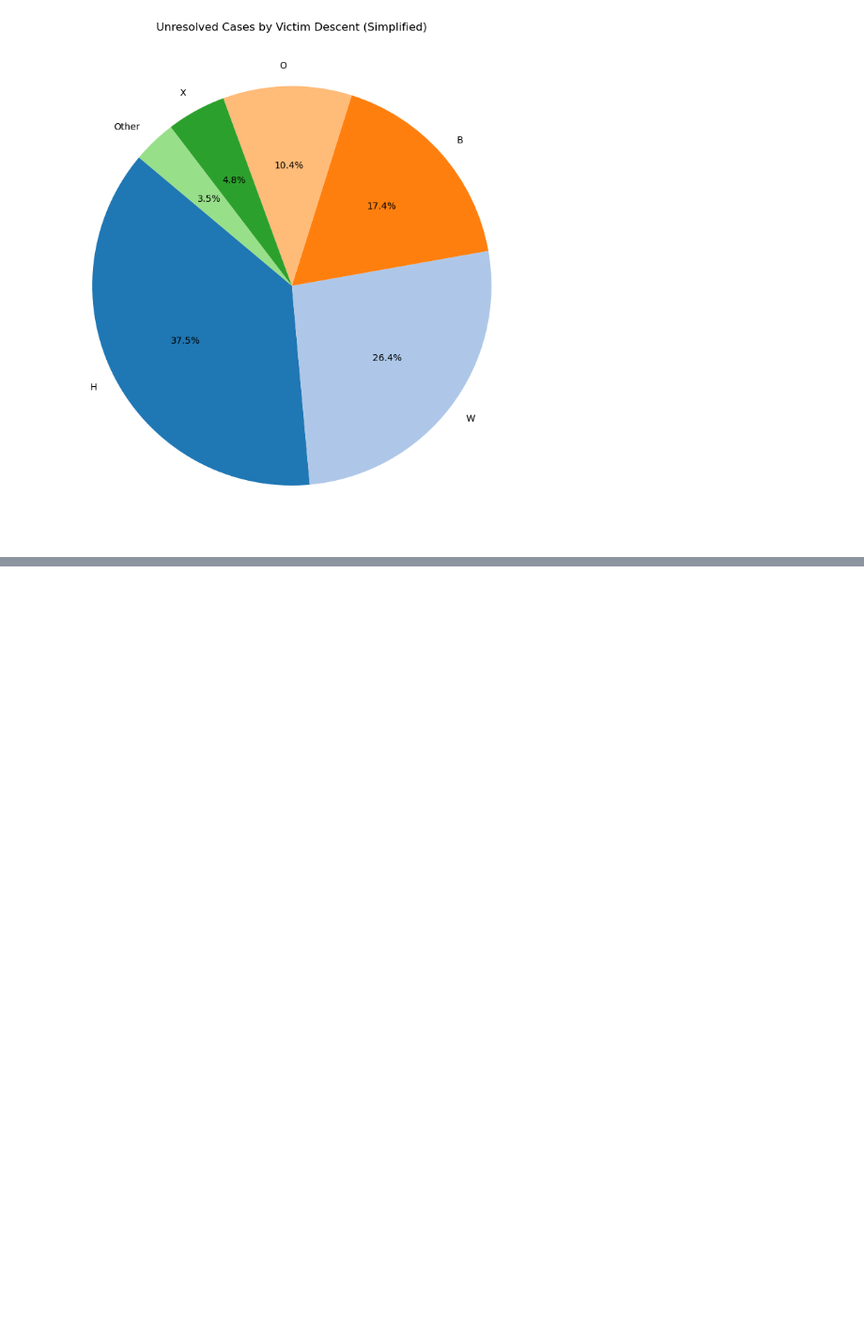
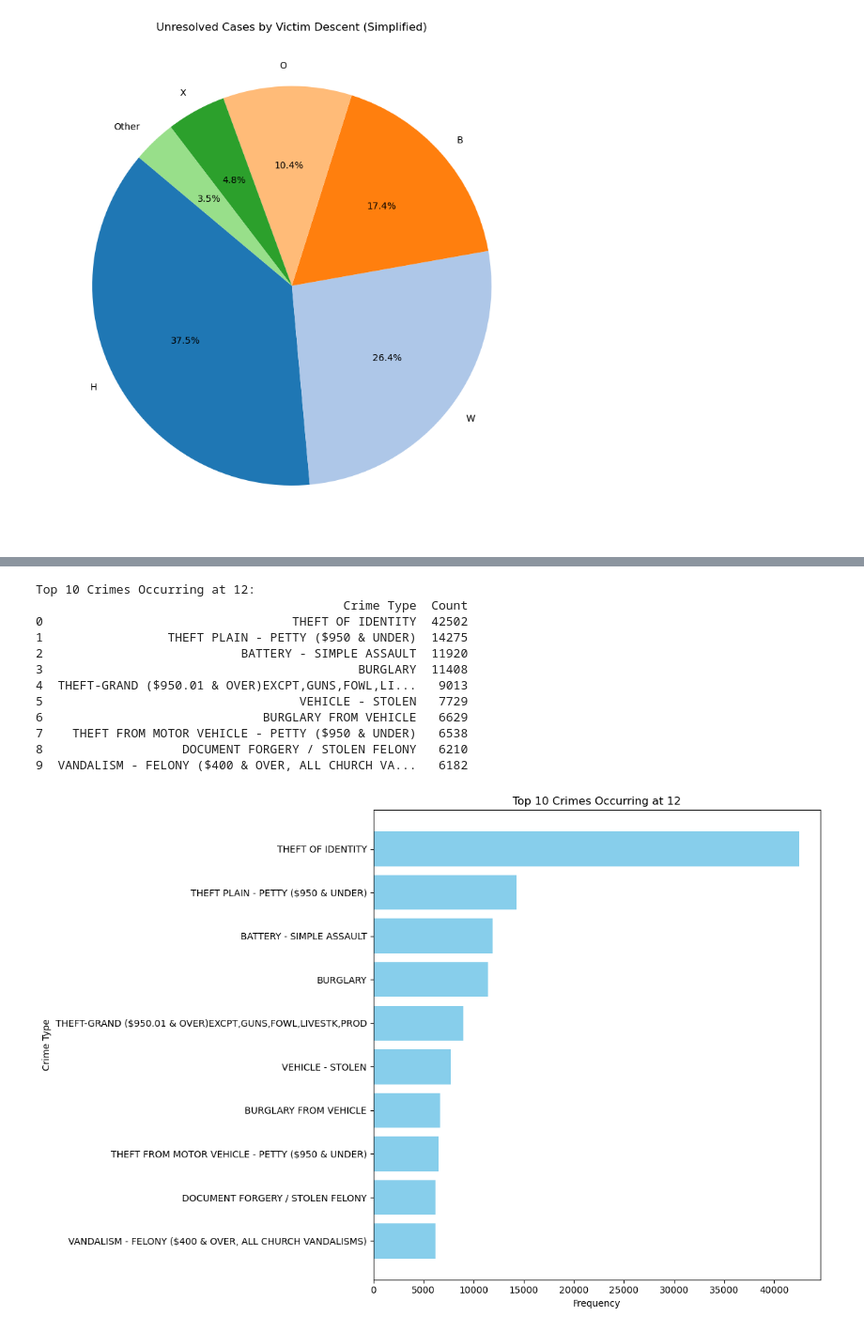
Before and after one commit to Odysseas-Stefanakis/UCalgary_Research_Odysseas, a Jupyter notebook: LA_Crime_Data.ipynb, the cells around one changed output, grey strips where cells are left out. Shown at 94% size. Saved outputs shown, nothing was run; the diff lists cells and outputs as text; code cells hidden in the pictures; blank space fills up the shorter version.

```diff
--- a/LA_Crime_Data.ipynb
+++ b/LA_Crime_Data.ipynb
@@ -378,0 +440,37 @@ plt.show()
+# %%
+# Filter for crimes that occur at hour 12
+crimes_at_12 = la_crime_data_2010_to_2021_sorted[la_crime_data_2010_to_2021_sorted['Hour'] == 12]
+
+# Count the frequency of crime types during this hour
+crime_types_at_12 = crimes_at_12['Crm Cd Desc'].value_counts().reset_index()
+crime_types_at_12.columns = ['Crime Type', 'Count']
+
+# Display the top 10 crimes that occur most at 12
+print("Top 10 Crimes Occurring at 12:")
+print(crime_types_at_12.head(10))
+
+# Plot the results
+import matplotlib.pyplot as plt
+
+plt.figure(figsize=(12, 8))
+plt.barh(crime_types_at_12['Crime Type'].head(10), crime_types_at_12['Count'].head(10), color='skyblue')
+plt.xlabel('Frequency')
+plt.ylabel('Crime Type')
+plt.title('Top 10 Crimes Occurring at 12')
+plt.gca().invert_yaxis()  # Invert the y-axis for better readability
+plt.tight_layout()
+plt.show()
+# %% [output]
+Top 10 Crimes Occurring at 12:
+                                          Crime Type  Count
+0                                  THEFT OF IDENTITY  42502
+1                 THEFT PLAIN - PETTY ($950 & UNDER)  14275
+2                           BATTERY - SIMPLE ASSAULT  11920
+3                                           BURGLARY  11408
+4  THEFT-GRAND ($950.01 & OVER)EXCPT,GUNS,FOWL,LI...   9013
+5                                   VEHICLE - STOLEN   7729
+6                              BURGLARY FROM VEHICLE   6629
+7    THEFT FROM MOTOR VEHICLE - PETTY ($950 & UNDER)   6538
+8                   DOCUMENT FORGERY / STOLEN FELONY   6210
+9  VANDALISM - FELONY ($400 & OVER, ALL CHURCH VA...   6182
+[figure, added]
```
Also changed, not shown: parts of 1 cell of this notebook.
